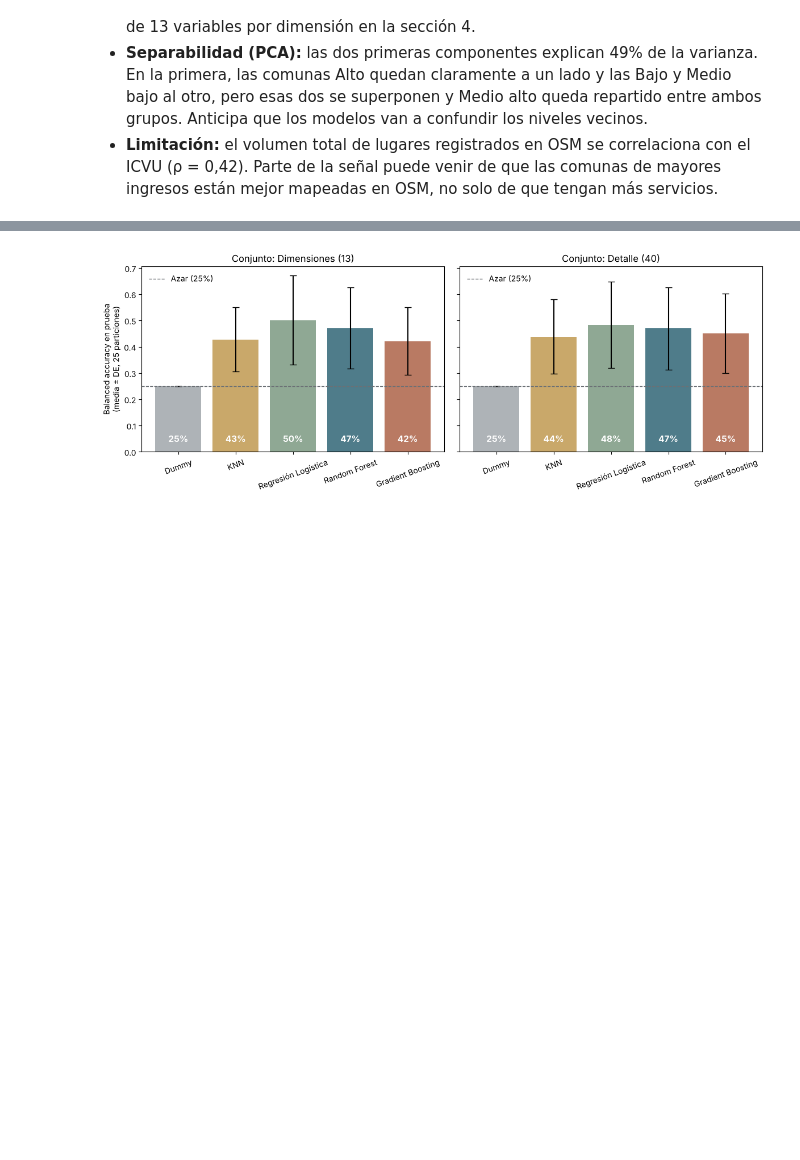
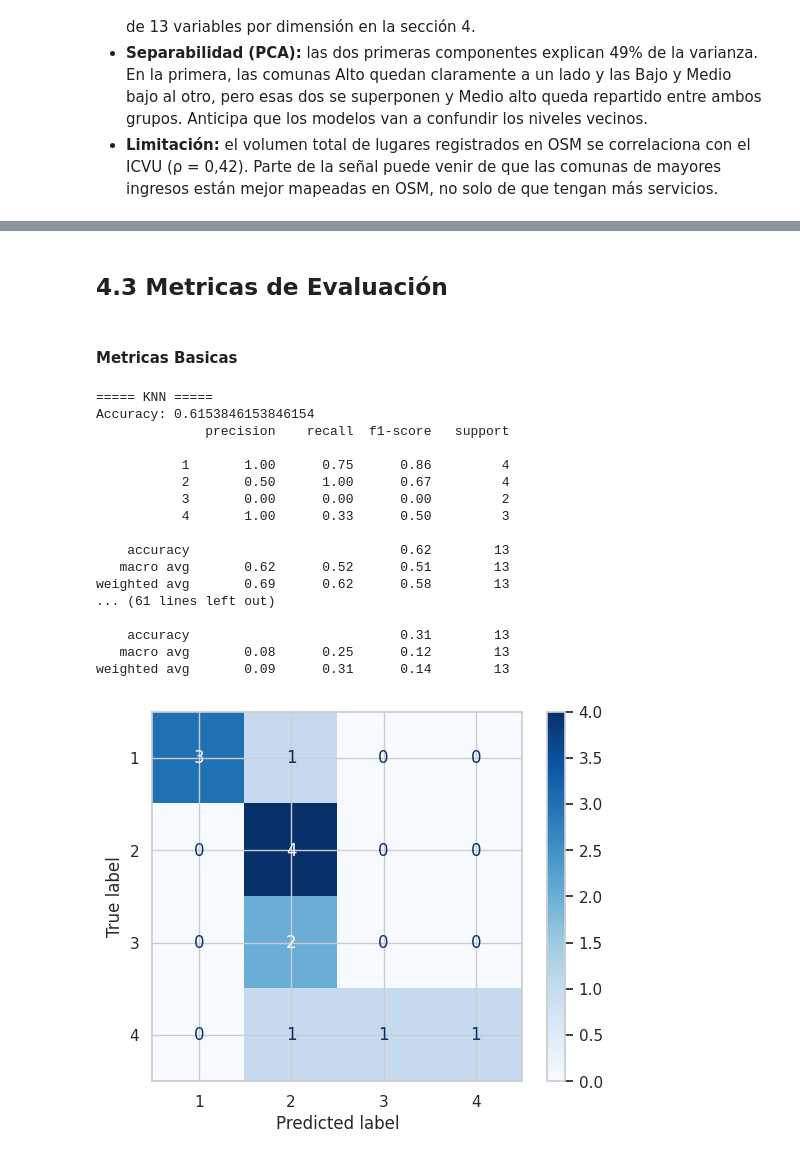
Before and after one commit to Allycathe/DS_Proyecto, a Jupyter notebook: proyecto.ipynb, the cells around one changed output, grey strips where cells are left out. Drawn from its saved outputs; the diff is of its cells as text; code cells hidden in the pictures; blank space fills up the shorter version.

```diff
--- a/proyecto.ipynb
+++ b/proyecto.ipynb
@@ -1064,7 +1141,9 @@ import numpy as np
 import pandas as pd
 sns.set_theme(style="whitegrid")
 
-df = pd.read_csv('dataset/processed/dataset_limpio.csv')
+# 42 comunas de la Región Metropolitana (ver nota de arriba). Para las 98: "dataset/processed/dataset_limpio.csv"
+DATASET_EDA = "dataset/processed/dataset_limpio_antiguo.csv"
+df = pd.read_csv(DATASET_EDA)
 
 # Las variables que usa tu modelo ("habitante_tipo")
 FEATURES = ([c for c in df.columns if c.startswith("x10k_") and not c.startswith("x10k_cat_")]
@@ -1567,19 +1820,49 @@ resumen.round(3)
+# %%
+modelos_optimizados = {}
+
+for nombre, busqueda in busquedas.items():
+
+    if isinstance(busqueda, dict):
+        # Caso MLP optimizado con Optuna
+        modelos_optimizados[nombre] = busqueda["best_estimator_"]
+
+    else:
+        # Caso GridSearchCV y RandomizedSearchCV
+        modelos_optimizados[nombre] = busqueda.best_estimator_
+# %% [markdown]
+## 4.3 Metricas de Evaluación
+# %% [markdown]
+#### Metricas Basicas
+# %%
+from sklearn.dummy import DummyClassifier
+modelos_optimizados["Baseline"] = DummyClassifier(strategy="most_frequent").fit(X_train, y_train)
+
+predicciones = {}
+for nombre, pipe in modelos_optimizados.items():
+    pipe.fit(X_train, y_train)
+    predicciones[nombre] = pipe.predict(X_test)
 # %%
-COLORES = {"Dummy": "#AEB3B7", "KNN": "#C9A86A", "Regresión Logística": "#8FA894",
-           "Random Forest": "#4F7C8A", "Gradient Boosting": "#B97A63"}
-fig, axes = plt.subplots(1, 2, figsize=(12, 4.5), sharey=True)
-for ax, (conj, sub) in zip(axes, resumen.reset_index().groupby("conjunto", sort=False)):
-    ax.bar(sub["modelo"], sub["bal_acc_test"], yerr=sub["bal_acc_test_de"], capsize=4,
-           color=[COLORES[m] for m in sub["modelo"]])
-    ax.axhline(0.25, color="#6B7075", ls="--", lw=1, label="Azar (25%)")
-    for x, v in enumerate(sub["bal_acc_test"]):
-        ax.text(x, 0.03, f"{v:.0%}", ha="center", va="bottom", fontsize=11, color="white", fontweight="bold")
-    ax.legend(frameon=False, loc="upper left")
-    ax.set_title(f"Conjunto: {conj}")
-    ax.tick_params(axis="x", rotation=20)
-axes[0].set_ylabel("Balanced accuracy en prueba\n(media ± DE, 25 particiones)")
-plt.tight_layout()
-plt.savefig(CARPETA_FIGURAS / "comparacion_modelos.png", dpi=200)
-plt.show()
+for nombre, y_pred in predicciones.items():
+    print("=====", nombre, "=====")
+    print("Accuracy:", accuracy_score(y_test, y_pred))
+    print(classification_report(y_test, y_pred, zero_division=0))
+    ConfusionMatrixDisplay.from_predictions(y_test, y_pred, cmap="Blues")
 # %% [output]
+===== KNN =====
+Accuracy: 0.6153846153846154
+              precision    recall  f1-score   support
+
+           1       1.00      0.75      0.86         4
+           2       0.50      1.00      0.67         4
+           3       0.00      0.00      0.00         2
+           4       1.00      0.33      0.50         3
+
+    accuracy                           0.62        13
+   macro avg       0.62      0.52      0.51        13
+weighted avg       0.69      0.62      0.58        13
+... (61 lines left out)
+
+    accuracy                           0.31        13
+   macro avg       0.08      0.25      0.12        13
+weighted avg       0.09      0.31      0.14        13
-[figure, old version]
+[figure, new version]
```
Also changed, not shown: parts of 158 cells of this notebook.
